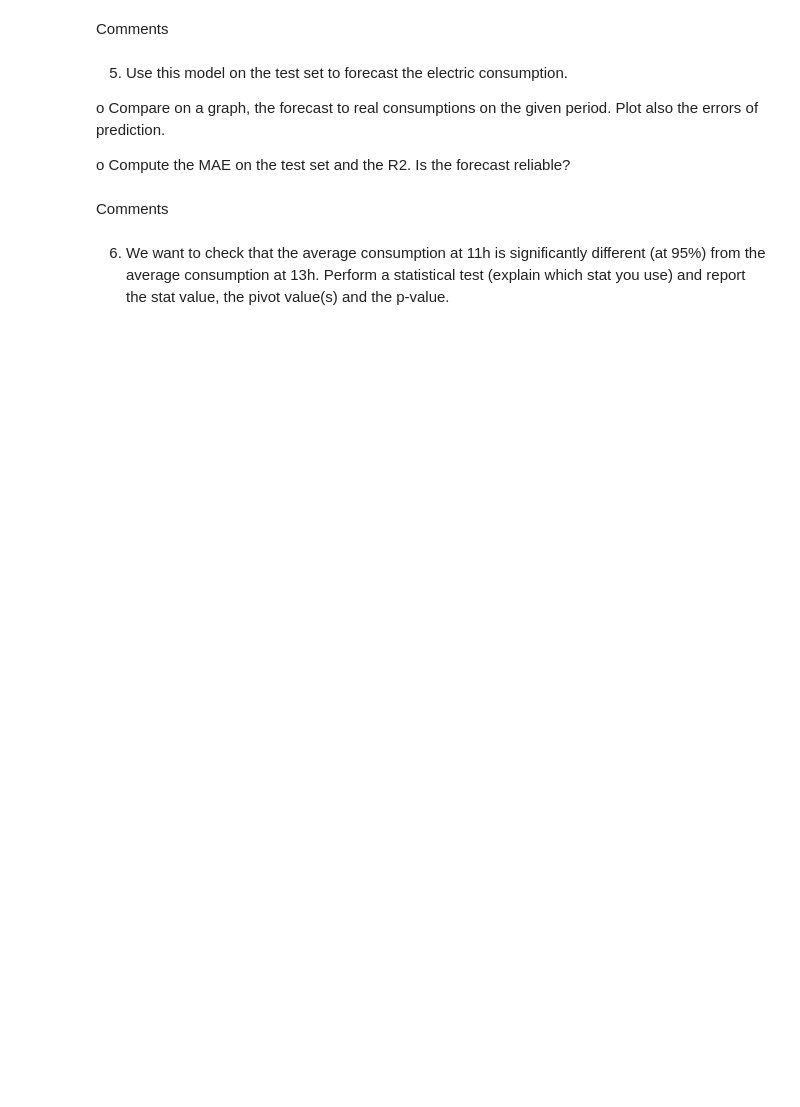
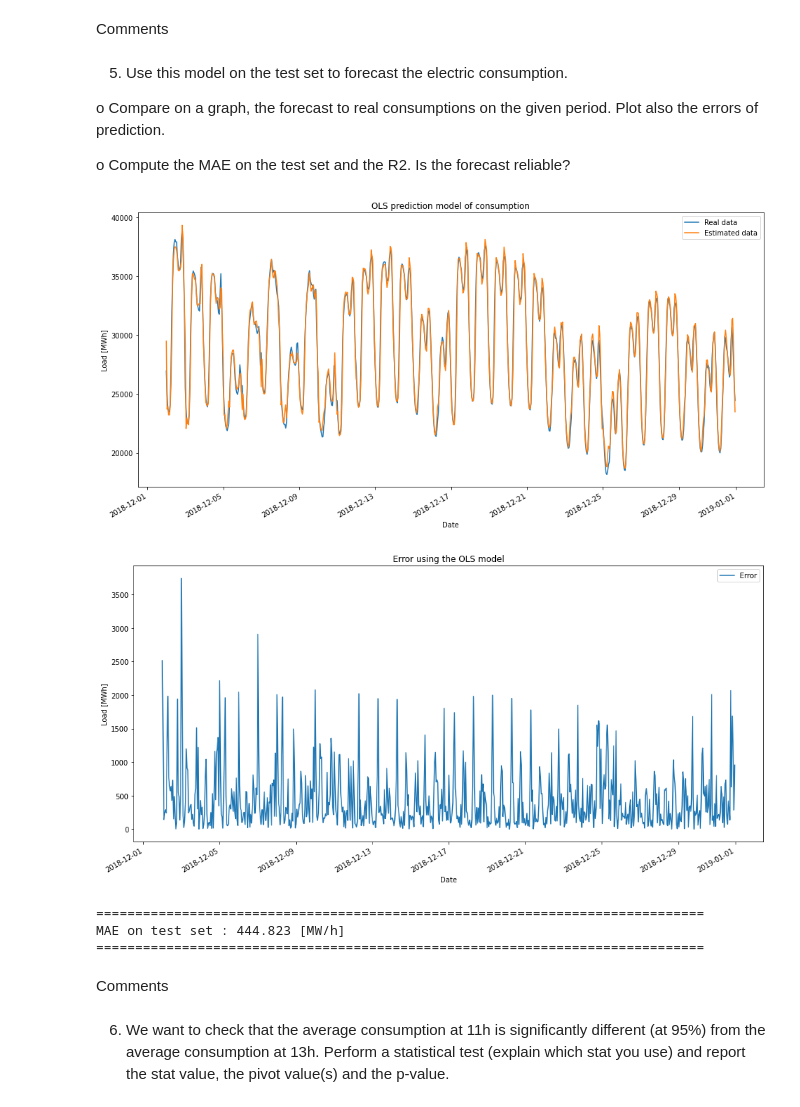
Before and after one commit to MxDx/Hackatons_2, a Jupyter notebook: hackathon2_without_code.ipynb, the cells around one changed output. Saved outputs shown, nothing was run; the diff lists cells and outputs as text; code cells hidden in the pictures; blank space fills up the shorter version.

```diff
--- a/hackathon2_without_code.ipynb
+++ b/hackathon2_without_code.ipynb
@@ -318,0 +250,20 @@ strong multicollinearity or other numerical problems.
+# %%
+# Colunms we take
+colunms_OLS = ['H_1', 'H_2', 'H_3', 'H_4', 'H_5', 'H_6', 'H_7', 'H_8', 'H_9', 'H_10', 'H_11', 'H_12', 'H_13', 'H_14', 'H_15', 'H_16', 'H_17', 'H_18', 'H_19', 'H_20', 'H_21', 'H_22', 'H_23', 'W_2', 'W_3', 'W_4', 'W_5', 'W_6', 'W_7', 'Lm1', 'Lm2', 'Lm3', 'Lm4', 'Lm5', 'Lm6', 'Lm7', 'Lm8', 'Lm9', 'Lm10', 'Lm11', 'LM12', 'LM13', 'LM14', 'Constant']
+Xm = sm.add_constant(training_data[colunms_OLS])
+
+# Create a model using OLS
+model = sm.OLS(training_data["Load"], Xm)
+# Fit the model
+results = model.fit()
+# Print the summary output
+print(results.summary())
+
+estimated_tr_val = results.predict(sm.add_constant(training_data[colunms_OLS]))
+
+def mae(y_true, predictions):
+    return np.mean(np.abs(y_true - predictions))
+
+print("==============================================================================")
+print("MAE on training set : " + str(np.round(mae(training_data['Load'], estimated_tr_val), 3))+ " [MW/h]")
+print("==============================================================================")
@@ -329,3 +296,42 @@ o	Compute the MAE on the test set and the R2. Is the forecast reliable?
+# %%
+# Plot the testing data with the model
+plt.figure(figsize=(16,8))
+plt.title('Testing values estimated with OLS model')
+
+plt.plot(testing_data['Datetime'], testing_data['Load'], label="Real data")
+plt.gcf().autofmt_xdate()
+
+estimated_test_val = results.predict(sm.add_constant(testing_data[colunms_OLS]))
+
+plt.plot(testing_data['Datetime'], estimated_test_val, label="Estimated data")
+
+plt.title("OLS prediction model of consumption")
+plt.xlabel("Date")
+plt.ylabel("Load [MWh]")
+plt.legend()
+plt.show()
+
+plt.figure(figsize=(16,8))
+plt.title('Error using the OLS model')
+
+plt.plot(testing_data['Datetime'], abs(testing_data['Load'] - estimated_test_val), label="Error")
+plt.gcf().autofmt_xdate()
+
+plt.xlabel("Date")
+plt.ylabel("Load [MWh]")
+plt.legend()
+plt.show()
+
+
+print("==============================================================================")
+print("MAE on test set : " + str(np.round(mae(testing_data['Load'], estimated_test_val), 3))+ " [MW/h]")
+print("==============================================================================")
+# %% [output]
+[figure, added]
+[figure, added]
+==============================================================================
+MAE on test set : 444.823 [MW/h]
+==============================================================================
 # %% [markdown]
 Comments
 # %% [markdown]
```
Also changed, not shown: parts of 9 cells of this notebook.
